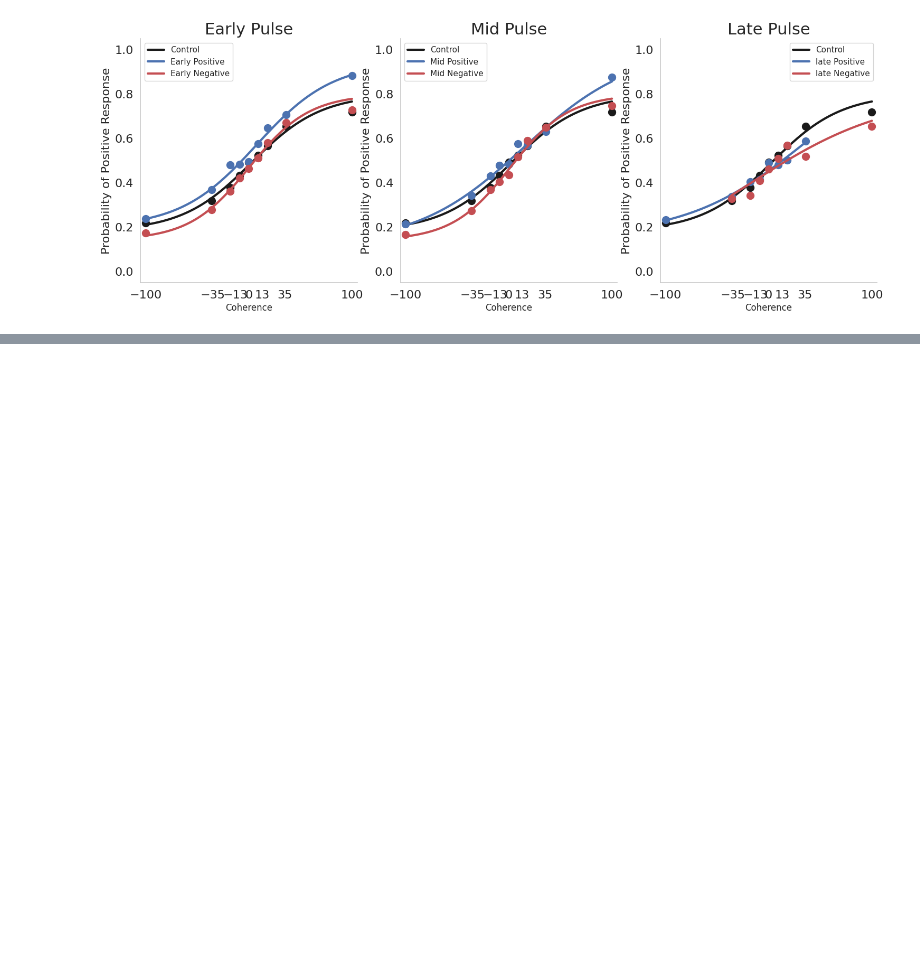
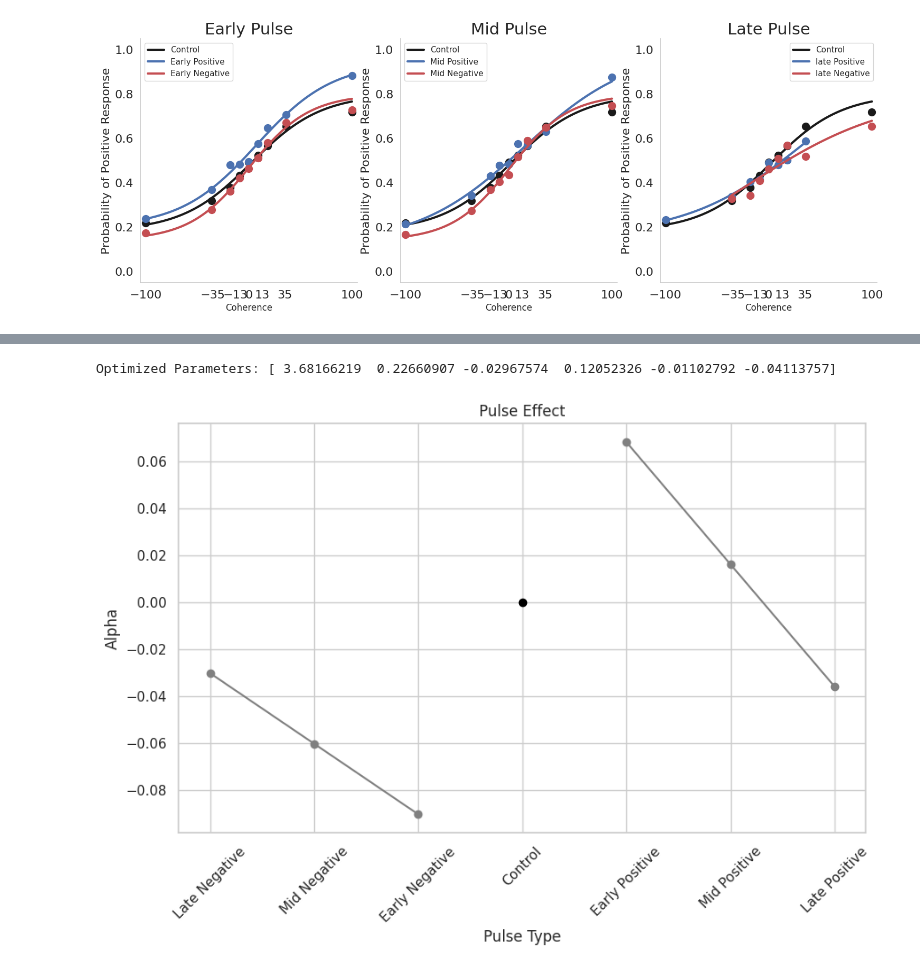
Before and after one commit to vaibrainium/decision-behavior-in-mice, a Jupyter notebook: notebooks/1.0-psychometric-analysis.ipynb, the cells around one changed output, grey strips where cells are left out. Cells and saved outputs as stored; diff of their text form; code cells hidden in the pictures; blank space fills up the shorter version.

Commit message:
feat: effect of pulse final

```diff
--- a/notebooks/1.0-psychometric-analysis.ipynb
+++ b/notebooks/1.0-psychometric-analysis.ipynb
@@ -173,0 +245,44 @@ plot_pulse_psych(psych_curves);
+# %%
+# Preprocess DataFrame
+pulse_dir = data.pulse_type.map({1: 1, 2: 1, 3: 1, 0: 0, -1: -1, -2: -1, -3: -1}).values
+pulse_time = np.abs(data.pulse_type.values)
+coh = data.signed_coherence.values / 100
+y = data.choice.values.astype(float)  # Ensure `choice` is numerical
+
+# Select model and format `x` correctly
+model = "pulse_time"
+
+if model == "pulse":
+	x = (coh, pulse_dir)
+elif model == "pulse_time":
+	x = (coh, pulse_dir, pulse_time)
+
+# Fit model
+fit_params, fit_cov = fit(model, x, y)
+if model=="pulse":
+	y_hat = pulse_glm_fit(x, *fit_params)
+elif model=="pulse_time":
+	y_hat = pulse_time_glm_fit(x, *fit_params)
+
+
+alpha_1 = fit_params[2]
+alpha_2 = fit_params[3]
+alpha_3 = fit_params[4]
+alpha_4 = fit_params[5]
+# %% [output]
+Optimized Parameters: [ 3.68166219  0.22660907 -0.02967574  0.12052326 -0.01102792 -0.04113757]
+# %%
+plt.figure(figsize=(10, 6))
+pulses = [-3, -2, -1]
+plt.plot(pulses, [get_alpha(p, model, fit_params) for p in pulses], "o-", color="gray")
+pulses = [1, 2, 3]
+plt.plot(pulses, [get_alpha(p, model, fit_params) for p in pulses], "o-", color="gray")
+pulses = [0]
+plt.plot(pulses, [get_alpha(p, model, fit_params) for p in pulses], "o-", color="black")
+
+plt.xticks([-3, -2, -1, 0, 1, 2, 3], ["Late Negative", "Mid Negative", "Early Negative", "Control", "Early Positive", "Mid Positive", "Late Positive"], rotation=45);
+plt.title("Pulse Effect")
+plt.xlabel("Pulse Type")
+plt.ylabel("Alpha");
+# %% [output]
+[figure, added]
```
Also changed, not shown: parts of 9 cells of this notebook.
